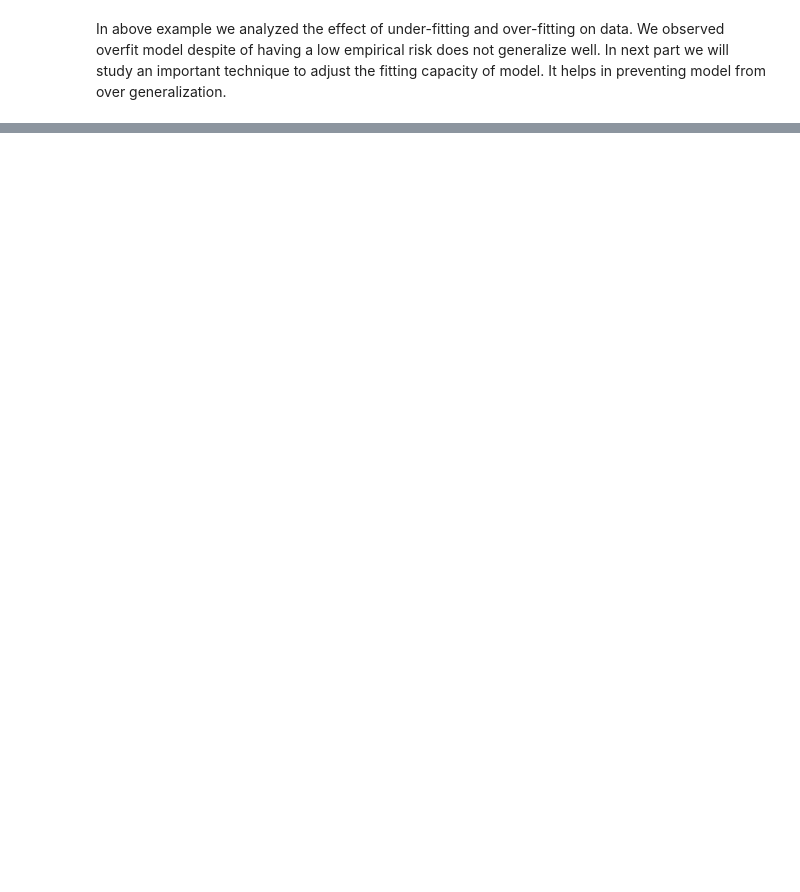
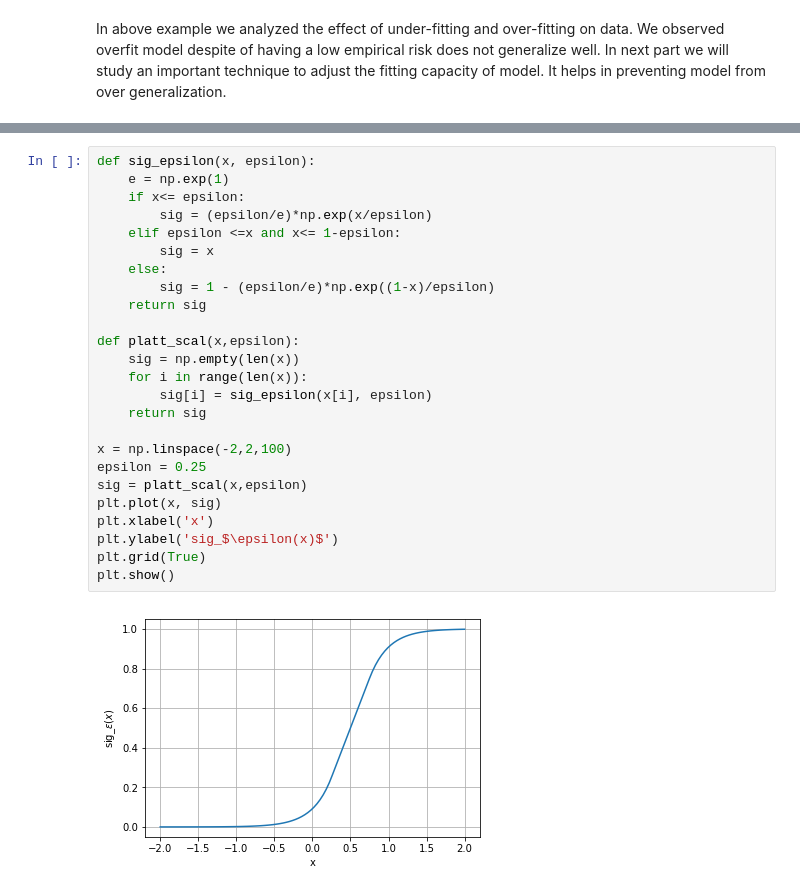
Before and after one commit to SmartDataAnalytics/Knowledge-Graph-Analysis-Programming-Exercises, a Jupyter notebook: Exercise_03/exercise-3.ipynb, the cells around one changed output, grey strips where cells are left out. Cells and saved outputs as stored; diff of their text form; blank space fills up the shorter version.

```diff
--- a/Exercise_03/exercise-3.ipynb
+++ b/Exercise_03/exercise-3.ipynb
@@ -140,0 +176,27 @@ weight= [ 0.73075846  2.27836434  0.65678733 -0.15895026 -0.63134705 -0.09267119
+# %%
+def sig_epsilon(x, epsilon):
+    e = np.exp(1)
+    if x<= epsilon:
+        sig = (epsilon/e)*np.exp(x/epsilon)
+    elif epsilon <=x and x<= 1-epsilon:
+        sig = x
+    else:
+        sig = 1 - (epsilon/e)*np.exp((1-x)/epsilon)
+    return sig
+
+def platt_scal(x,epsilon):
+    sig = np.empty(len(x))
+    for i in range(len(x)):
+        sig[i] = sig_epsilon(x[i], epsilon)
+    return sig
+
+x = np.linspace(-2,2,100)
+epsilon = 0.25
+sig = platt_scal(x,epsilon)
+plt.plot(x, sig)
+plt.xlabel('x')
+plt.ylabel('sig_$\epsilon(x)$')
+plt.grid(True)
+plt.show()
+# %% [output]
+[figure, added]
```
Also changed, not shown: parts of 11 cells of this notebook.
